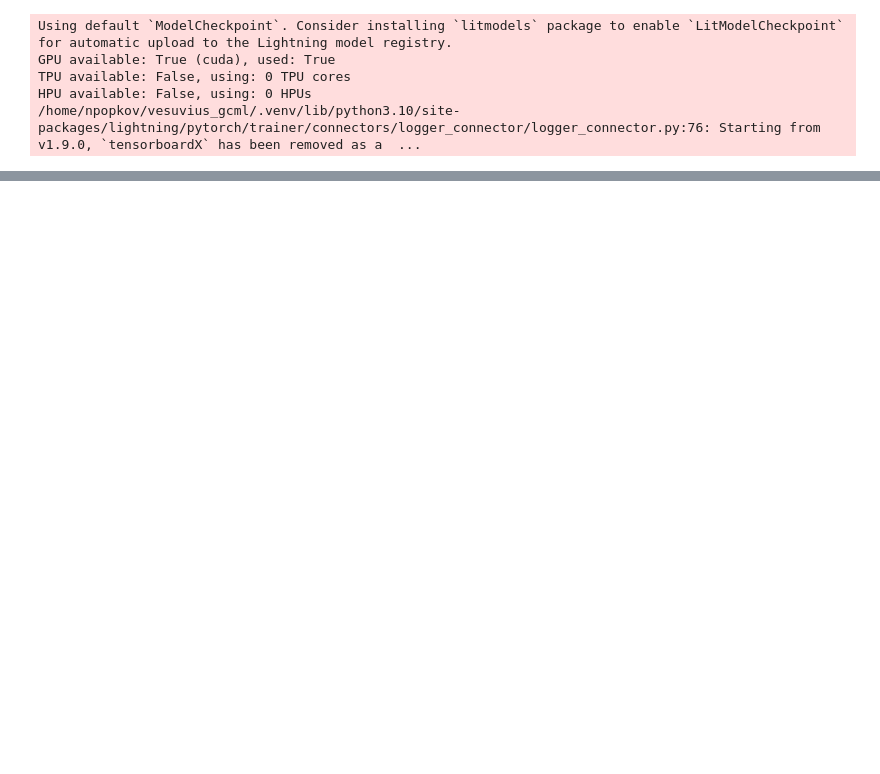
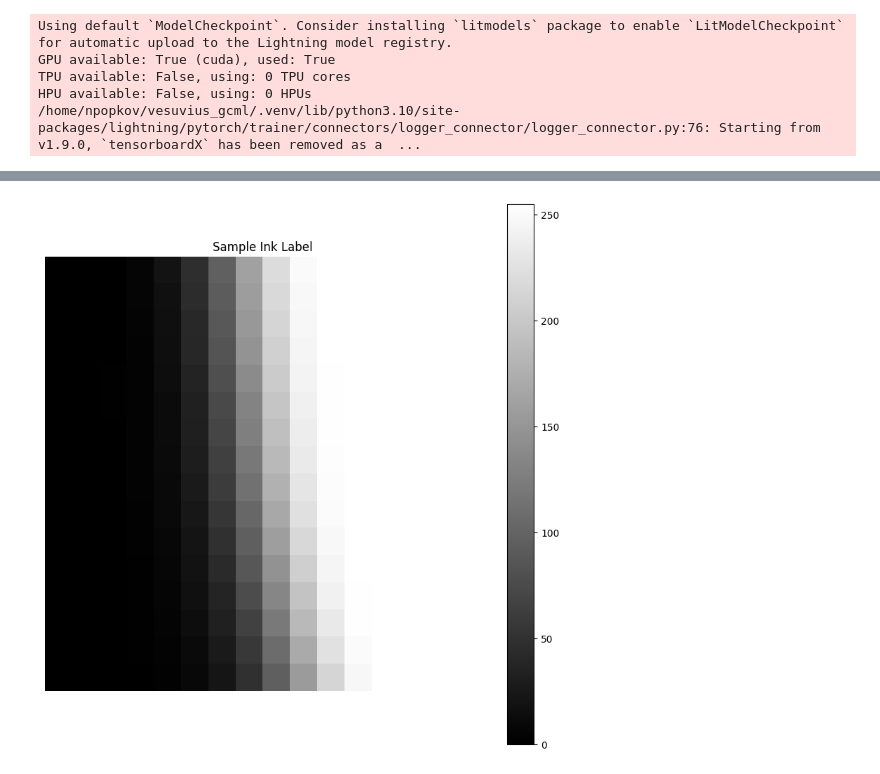
Before and after one commit to naiikaa/grandchallenges_vesuvius, a Jupyter notebook: notebooks/conditional_ddpm_with_ae.ipynb, the cells around one changed output, grey strips where cells are left out. Cells and saved outputs as stored; diff of their text form; code cells hidden in the pictures; blank space fills up the shorter version.

```diff
--- a/notebooks/conditional_ddpm_with_ae.ipynb
+++ b/notebooks/conditional_ddpm_with_ae.ipynb
@@ -87,3 +107,17 @@ ddpm.plot_test_noising(x=next(iter(train_Loader))['ink_label'][0].float().cuda()
+# %%
+#plot a sample and in each pixel the value of the pixel
+x_t = next(iter(train_Loader))['ink_label'].float().cuda()
+plt.figure(figsize=(10, 10))
+plt.imshow(x_t[0].squeeze().cpu().numpy(), cmap='gray')
+plt.colorbar()
+plt.title('Sample Ink Label')
+plt.xticks([])
+plt.yticks([])
+plt.grid(False)
+plt.axis('off')
+plt.show()
+# %% [output]
+[figure, added]
 # %%
 trainer.fit(ddpm, train_Loader, validation_Loader)
 # %% [output]
```
Also changed, not shown: parts of 12 cells of this notebook, 4 other files.
